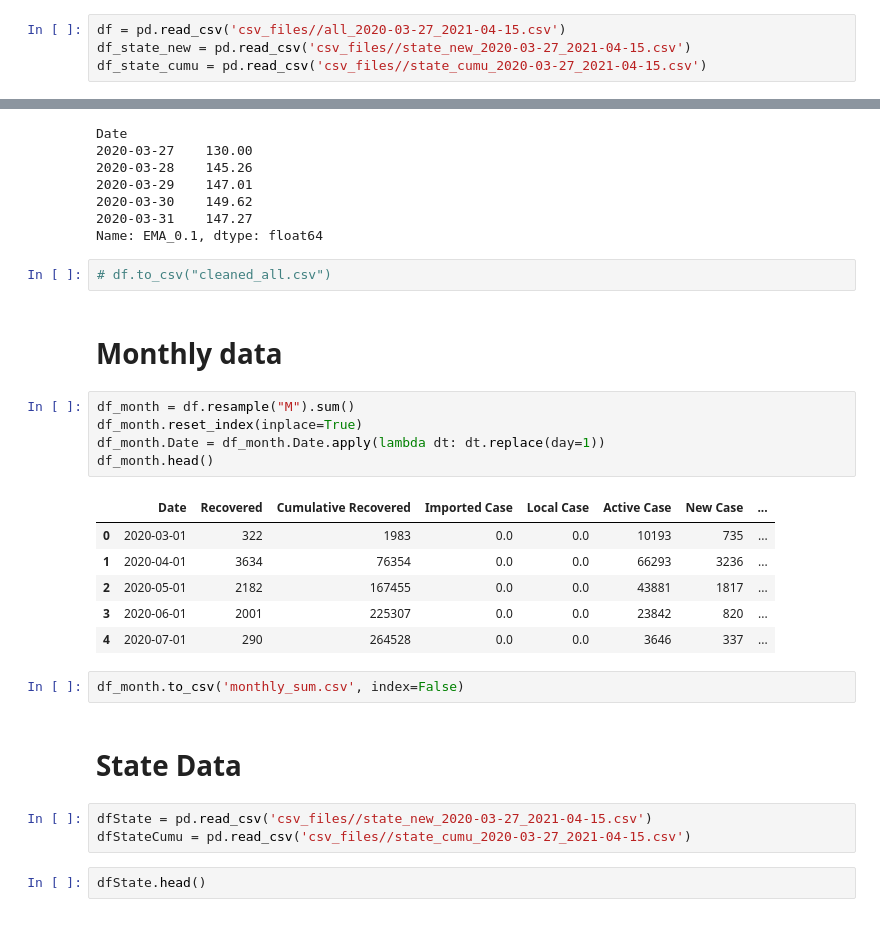
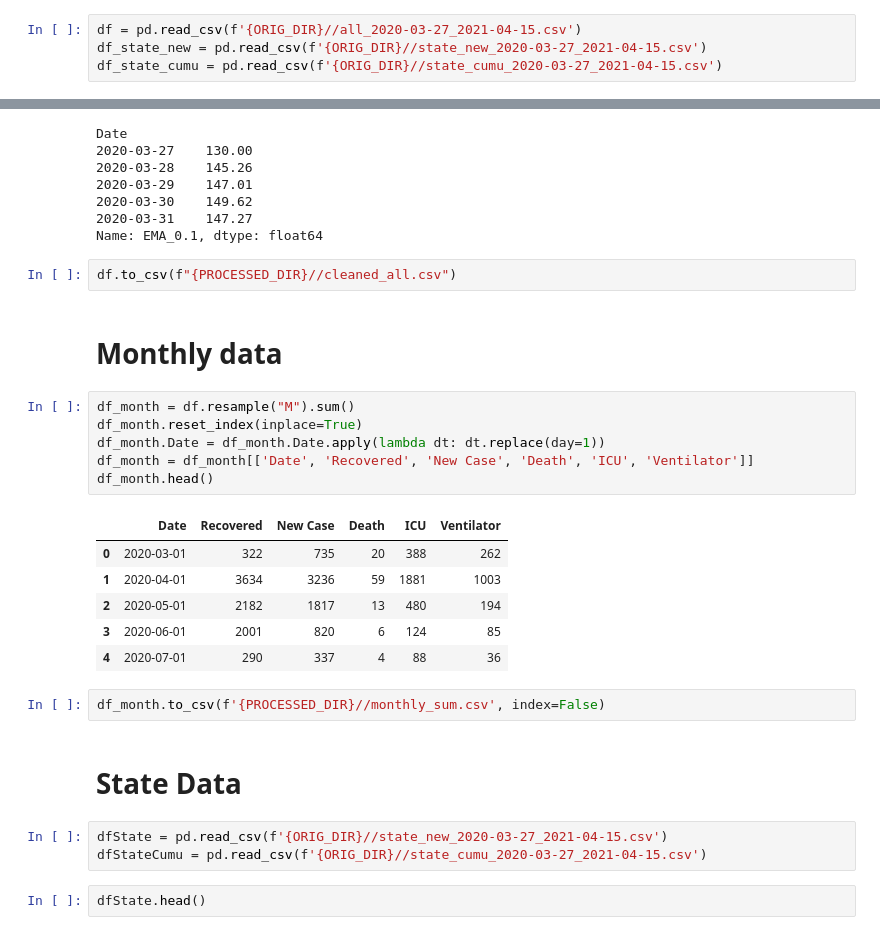
Before and after one commit to ansonnn07/covid19-malaysia, a Jupyter notebook: preprocess.ipynb, the cells around one changed output, grey strips where cells are left out. Cells and saved outputs as stored; diff of their text form.

```diff
--- a/preprocess.ipynb
+++ b/preprocess.ipynb
@@ -6,7 +9,7 @@ import pandas as pd
 # %%
-df = pd.read_csv('csv_files//all_2020-03-27_2021-04-15.csv')
-df_state_new = pd.read_csv('csv_files//state_new_2020-03-27_2021-04-15.csv')
-df_state_cumu = pd.read_csv('csv_files//state_cumu_2020-03-27_2021-04-15.csv')
+df = pd.read_csv(f'{ORIG_DIR}//all_2020-03-27_2021-04-15.csv')
+df_state_new = pd.read_csv(f'{ORIG_DIR}//state_new_2020-03-27_2021-04-15.csv')
+df_state_cumu = pd.read_csv(f'{ORIG_DIR}//state_cumu_2020-03-27_2021-04-15.csv')
 # %%
 df.head()
 # %% [output]
@@ -114,28 +117,29 @@ Date
 2020-03-31    147.27
 Name: EMA_0.1, dtype: float64
 # %%
-# df.to_csv("cleaned_all.csv")
+df.to_csv(f"{PROCESSED_DIR}//cleaned_all.csv")
 # %% [markdown]
 # Monthly data
 # %%
 df_month = df.resample("M").sum()
 df_month.reset_index(inplace=True)
 df_month.Date = df_month.Date.apply(lambda dt: dt.replace(day=1))
+df_month = df_month[['Date', 'Recovered', 'New Case', 'Death', 'ICU', 'Ventilator']]
 df_month.head()
 # %% [output]
-|  | Date | Recovered | Cumulative Recovered | Imported Case | Local Case | Active Case | New Case | ... |
-| 0 | 2020-03-01 | 322 | 1983 | 0.0 | 0.0 | 10193 | 735 | ... |
-| 1 | 2020-04-01 | 3634 | 76354 | 0.0 | 0.0 | 66293 | 3236 | ... |
-| 2 | 2020-05-01 | 2182 | 167455 | 0.0 | 0.0 | 43881 | 1817 | ... |
-| 3 | 2020-06-01 | 2001 | 225307 | 0.0 | 0.0 | 23842 | 820 | ... |
-| 4 | 2020-07-01 | 290 | 264528 | 0.0 | 0.0 | 3646 | 337 | ... |
+|  | Date | Recovered | New Case | Death | ICU | Ventilator |
+| 0 | 2020-03-01 | 322 | 735 | 20 | 388 | 262 |
+| 1 | 2020-04-01 | 3634 | 3236 | 59 | 1881 | 1003 |
+| 2 | 2020-05-01 | 2182 | 1817 | 13 | 480 | 194 |
+| 3 | 2020-06-01 | 2001 | 820 | 6 | 124 | 85 |
+| 4 | 2020-07-01 | 290 | 337 | 4 | 88 | 36 |
 # %%
-df_month.to_csv('monthly_sum.csv', index=False)
+df_month.to_csv(f'{PROCESSED_DIR}//monthly_sum.csv', index=False)
 # %% [markdown]
 # State Data
 # %%
-dfState = pd.read_csv('csv_files//state_new_2020-03-27_2021-04-15.csv')
-dfStateCumu = pd.read_csv('csv_files//state_cumu_2020-03-27_2021-04-15.csv')
+dfState = pd.read_csv(f'{ORIG_DIR}//state_new_2020-03-27_2021-04-15.csv')
+dfStateCumu = pd.read_csv(f'{ORIG_DIR}//state_cumu_2020-03-27_2021-04-15.csv')
 # %%
 dfState.head()
 # %% [output]
```
Also changed, not shown: parts of 5 cells of this notebook, 35 other files.
